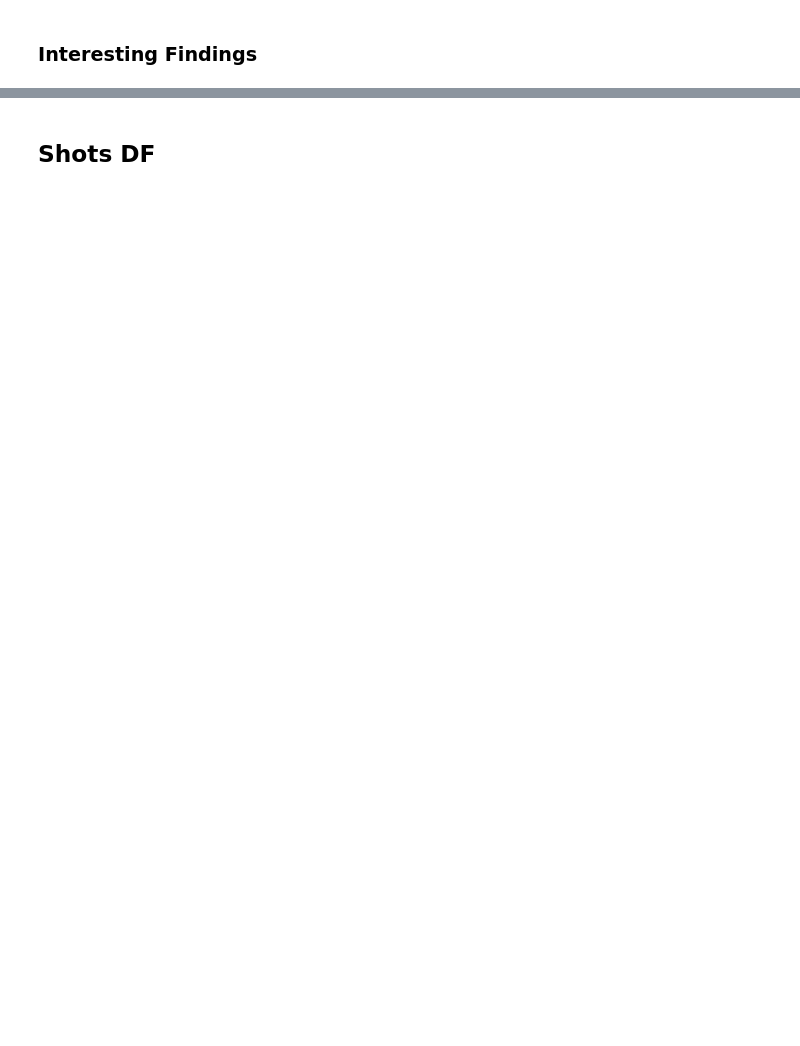
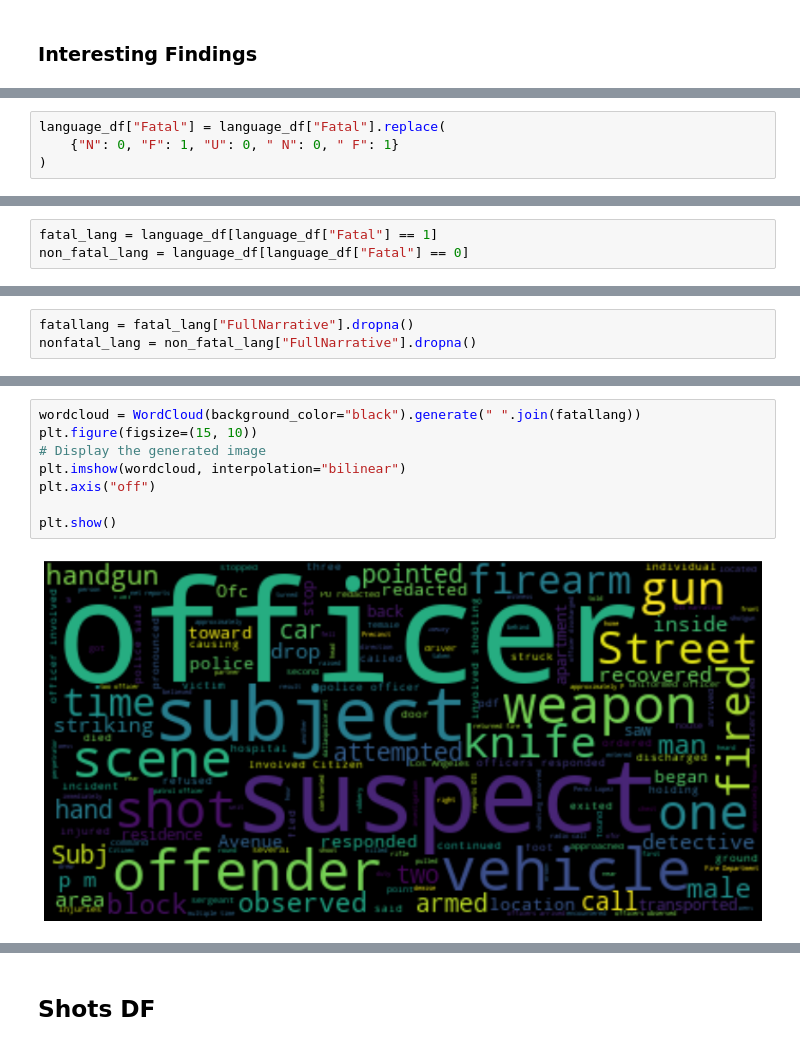
Before and after one commit to WoodyBurns44/thinkful, a Jupyter notebook: Officer_Involved_Shootings_Analysis.ipynb, the cells around one changed output, grey strips where cells are left out. Saved outputs shown, nothing was run; the diff lists cells and outputs as text; blank space fills up the shorter version.

```diff
--- a/Officer_Involved_Shootings_Analysis.ipynb
+++ b/Officer_Involved_Shootings_Analysis.ipynb
@@ -466,0 +490,4 @@ plt.show()
+# %%
+language_df["Fatal"] = language_df["Fatal"].replace(
+    {"N": 0, "F": 1, "U": 0, " N": 0, " F": 1}
+)
@@ -466,0 +496,3 @@ plt.show()
+# %%
+fatal_lang = language_df[language_df["Fatal"] == 1]
+non_fatal_lang = language_df[language_df["Fatal"] == 0]
@@ -466,0 +516,3 @@ plt.show()
+# %%
+fatallang = fatal_lang["FullNarrative"].dropna()
+nonfatal_lang = non_fatal_lang["FullNarrative"].dropna()
@@ -466,0 +525,10 @@ plt.show()
+# %%
+wordcloud = WordCloud(background_color="black").generate(" ".join(fatallang))
+plt.figure(figsize=(15, 10))
+# Display the generated image
+plt.imshow(wordcloud, interpolation="bilinear")
+plt.axis("off")
+
+plt.show()
+# %% [output]
+[figure, added]
```
Also changed, not shown: parts of 95 cells of this notebook.
